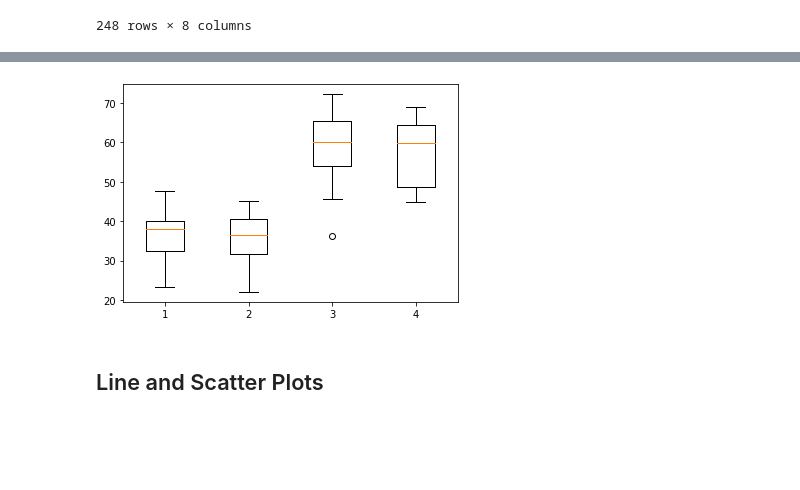
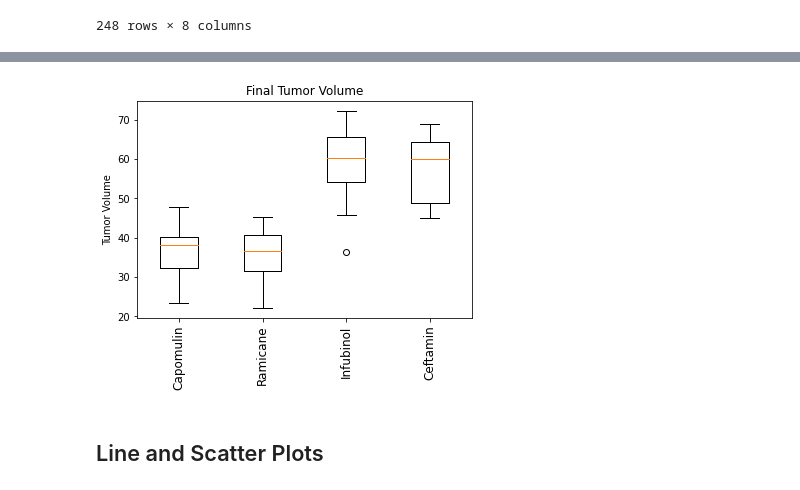
Before and after one commit to robinkhan1984/Matplotlib-challenge, a Jupyter notebook: pymaceuticals_starter.ipynb, the cells around one changed output, grey strips where cells are left out. Drawn from its saved outputs; the diff is of its cells as text; code cells hidden in the pictures; blank space fills up the shorter version.

```diff
--- a/pymaceuticals_starter.ipynb
+++ b/pymaceuticals_starter.ipynb
@@ -309,19 +319,17 @@ For Ceftamin values above 87.666 could be upper outliers
 ------------------------------------------------
 # %%
 # Generate a box plot of the final tumor volume of each mouse across four regimens of interest
-# Capomulin = clean_mouse_data.loc[clean_mouse_data['Drug Regimen'] == 'Capomulin','Tumor Volume (mm3)']
-# Ramicane = clean_mouse_data.loc[clean_mouse_data['Drug Regimen'] == 'Ramicane','Tumor Volume (mm3)']
-# Infubinol = clean_mouse_data.loc[clean_mouse_data['Drug Regimen'] == 'Infubinol','Tumor Volume (mm3)']
-# Ceftamin = clean_mouse_data.loc[clean_mouse_data['Drug Regimen'] == 'Ceftamin','Tumor Volume (mm3)']
 
-
+drugs= ['Capomulin', 'Ramicane', 'Infubinol', 'Ceftamin']
 fig1, ax1 = plt.subplots()
-# ax1.set_title('2')
-# ax1.set_ylabel('1')
+ax1.set_title('Final Tumor Volume')
+ax1.set_ylabel('Tumor Volume')
+ax1.set_xticklabels(drugs,
+                    rotation=90, fontsize=12)
 ax1.boxplot(tumor_vol_data)
 plt.show()
 # %% [output]
-[figure, old version]
+[figure, new version]
 # %% [markdown]
 ## Line and Scatter Plots
 # %%
```
Also changed, not shown: parts of 5 cells of this notebook, 9 other files.
